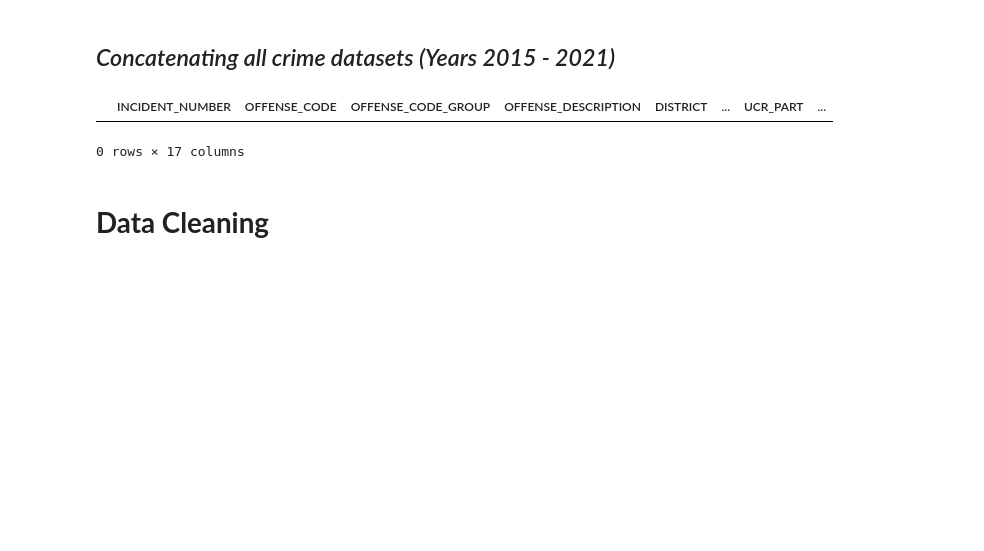
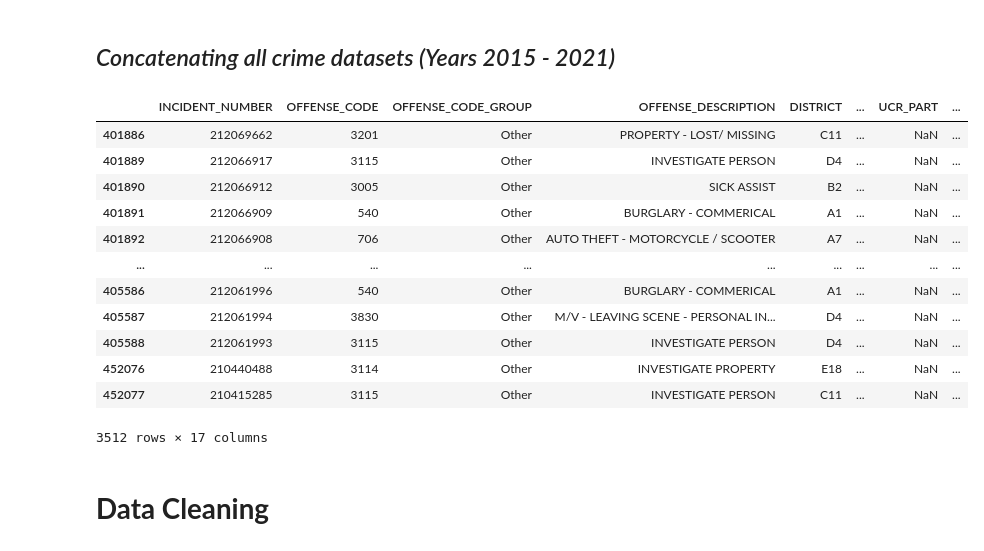
Before and after one commit to AlexVonSchwerdtner/BA780-Team6, a Jupyter notebook: Boston_Crime_Scene_Analytics.ipynb, the cells around one changed output. Drawn from its saved outputs; the diff is of its cells as text; code cells hidden in the pictures; blank space fills up the shorter version.

```diff
--- a/Boston_Crime_Scene_Analytics.ipynb
+++ b/Boston_Crime_Scene_Analytics.ipynb
@@ -190,10 +194,21 @@ frames = [crimes2015,crimes2016,crimes2017,crimes2018,crimes2019,crimes2020,crim
 Crimes_all_years = pd.concat(frames)
 # %%
 # Checking for the most recent month
-Crimes_all_years.loc[(Crimes_all_years['YEAR']==Crimes_all_years['YEAR'].max())&(Crimes_all_years['MONTH']==Crimes_all_years['MONTH'].max()) &(Crimes_all_years['DAY_OF_WEEK']==Crimes_all_years['DAY_OF_WEEK'].max())]
+Crimes_all_years.loc[(Crimes_all_years['YEAR']==2021)&(Crimes_all_years['MONTH']==9)]
 # %% [output]
 |  | INCIDENT_NUMBER | OFFENSE_CODE | OFFENSE_CODE_GROUP | OFFENSE_DESCRIPTION | DISTRICT | ... | UCR_PART | ... |
+| 401886 | 212069662 | 3201 | Other | PROPERTY - LOST/ MISSING | C11 | ... | NaN | ... |
+| 401889 | 212066917 | 3115 | Other | INVESTIGATE PERSON | D4 | ... | NaN | ... |
+| 401890 | 212066912 | 3005 | Other | SICK ASSIST | B2 | ... | NaN | ... |
+| 401891 | 212066909 | 540 | Other | BURGLARY - COMMERICAL | A1 | ... | NaN | ... |
+| 401892 | 212066908 | 706 | Other | AUTO THEFT - MOTORCYCLE / SCOOTER | A7 | ... | NaN | ... |
+| ... | ... | ... | ... | ... | ... | ... | ... | ... |
+| 405586 | 212061996 | 540 | Other | BURGLARY - COMMERICAL | A1 | ... | NaN | ... |
+| 405587 | 212061994 | 3830 | Other | M/V - LEAVING SCENE - PERSONAL IN... | D4 | ... | NaN | ... |
+| 405588 | 212061993 | 3115 | Other | INVESTIGATE PERSON | D4 | ... | NaN | ... |
+| 452076 | 210440488 | 3114 | Other | INVESTIGATE PROPERTY | E18 | ... | NaN | ... |
+| 452077 | 210415285 | 3115 | Other | INVESTIGATE PERSON | C11 | ... | NaN | ... |
-0 rows × 17 columns
+3512 rows × 17 columns
 # %%
 # EXPORT TO CSV
 Crimes_all_years.to_csv('crimes_all_years.csv')
```
Also changed, not shown: parts of 1 cell of this notebook.
